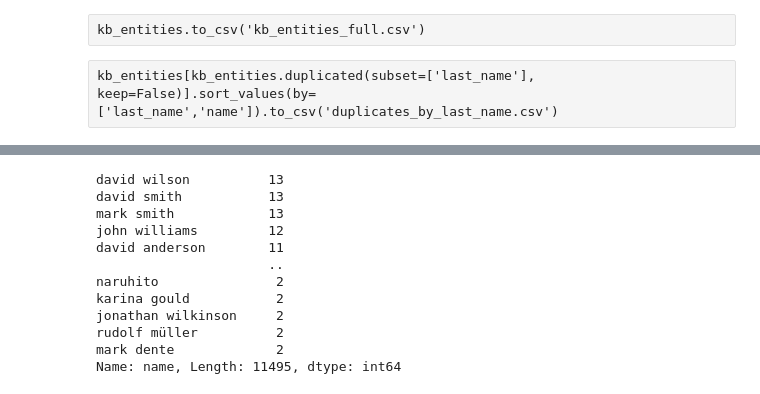
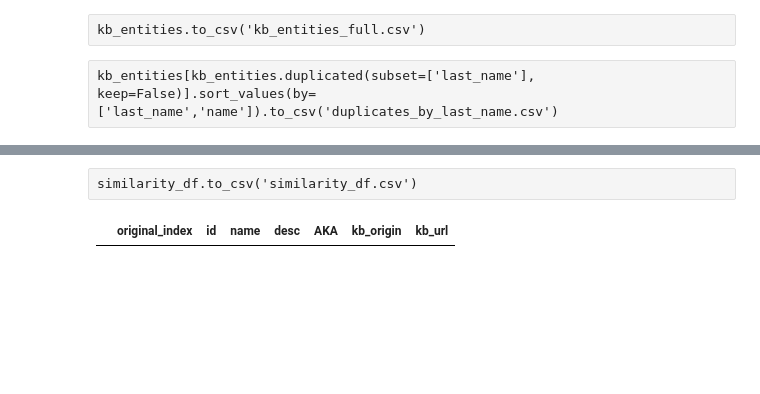
Before and after one commit to guardian/jai_2022_sandbox, a Jupyter notebook: kb_datasets/merge_and_clean_kb_datasets.ipynb, the cells around one changed output, grey strips where cells are left out. Drawn from its saved outputs; the diff is of its cells as text; code cells hidden in the pictures; blank space fills up the shorter version.

```diff
--- a/kb_datasets/merge_and_clean_kb_datasets.ipynb
+++ b/kb_datasets/merge_and_clean_kb_datasets.ipynb
@@ -121,0 +218,2 @@ kb_entities[kb_entities.duplicated(subset=['last_name'], keep=False)].sort_value
+# %% [raw]
+similarity_df.to_csv('similarity_df.csv')
@@ -122,15 +222,19 @@ kb_entities[kb_entities.duplicated(subset=['last_name'], keep=False)].sort_value
+# %%
+def url_generator(id_,name, dataset):
+    if dataset=='open_sanctions':
+        return f'https://www.opensanctions.org/entities/{id_}'
+    if dataset=='lilsis':
+        return f'https://littlesis.org/person/{id_}-{name}'
+# %%
+kb_entities['kb_url']=kb_entities.apply(
+    lambda x: [url_generator(x['id'],x['name'], 'open_sanctions')
+                             if x['kb_origin']=='open_sanctions'
+                             else url_generator(x['id'],x['name'], 'lilsis')
+                                                  ][0],1
+)
+# %%
+kb_entities[kb_entities['desc'].isna()]
+# %% [output]
+|  | original_index | id | name | desc | AKA | kb_origin | kb_url |
 # %%
-kb_entities.loc[kb_entities['name'].duplicated(keep=False),'name'].value_counts()
+kb_entities[kb_entities.duplicated(keep=False,subset=['name'])].sort_values(by=['name']).to_csv(f'duplicate_full_name_aliases.csv')
-# %% [output]
-david wilson          13
-david smith           13
-mark smith            13
-john williams         12
-david anderson        11
-                      ..
-naruhito               2
-karina gould           2
-jonathan wilkinson     2
-rudolf müller          2
-mark dente             2
-Name: name, Length: 11495, dtype: int64
```
Also changed, not shown: parts of 58 cells of this notebook, 2 other files.
